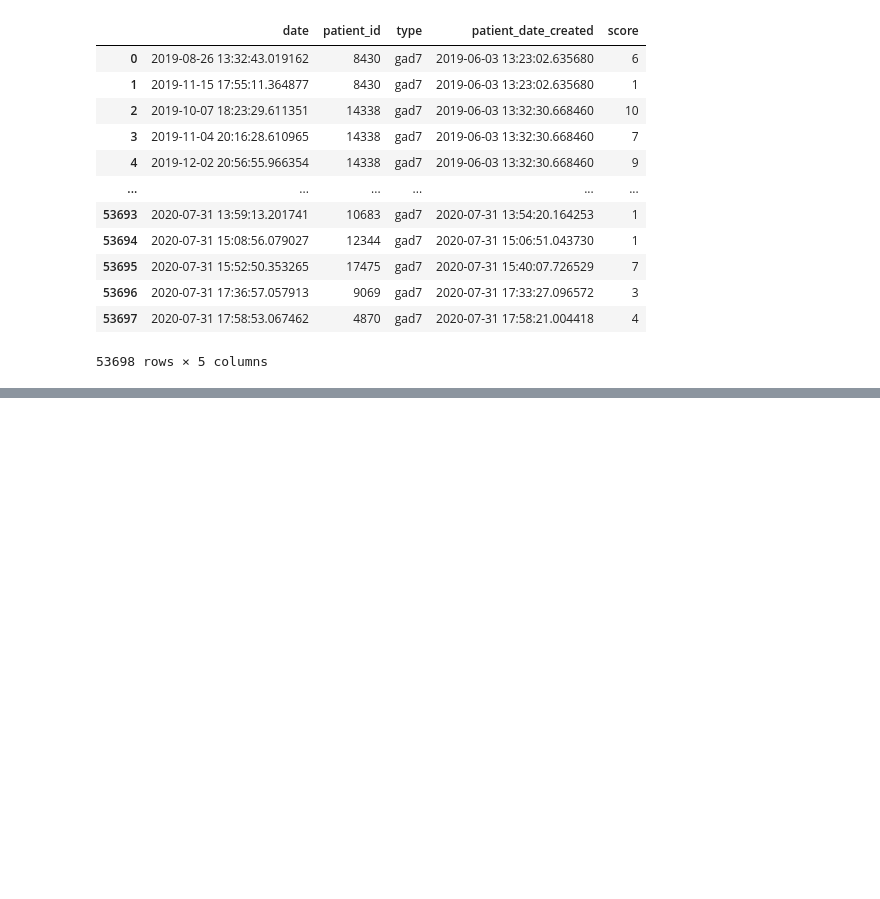
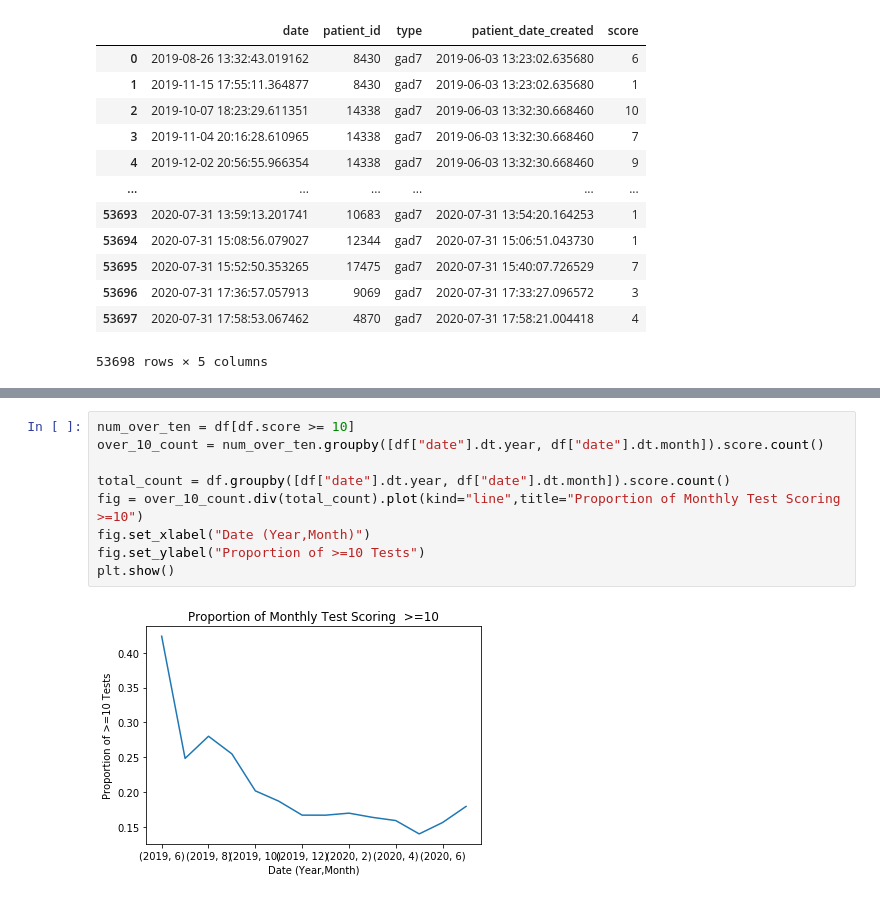
Before and after one commit to scharfm16/patient_dashboard, a Jupyter notebook: GAD-7 Data Analysis.ipynb, the cells around one changed output, grey strips where cells are left out. Drawn from its saved outputs; the diff is of its cells as text; blank space fills up the shorter version.

```diff
--- a/GAD-7 Data Analysis.ipynb
+++ b/GAD-7 Data Analysis.ipynb
@@ -56,0 +58,11 @@ technical abilities.
+# %%
+num_over_ten = df[df.score >= 10]
+over_10_count = num_over_ten.groupby([df["date"].dt.year, df["date"].dt.month]).score.count()
+
+total_count = df.groupby([df["date"].dt.year, df["date"].dt.month]).score.count()
+fig = over_10_count.div(total_count).plot(kind="line",title="Proportion of Monthly Test Scoring  >=10")
+fig.set_xlabel("Date (Year,Month)")
+fig.set_ylabel("Proportion of >=10 Tests")
+plt.show()
+# %% [output]
+[figure, added]
```
Also changed, not shown: parts of 8 cells of this notebook, 1 other file.
